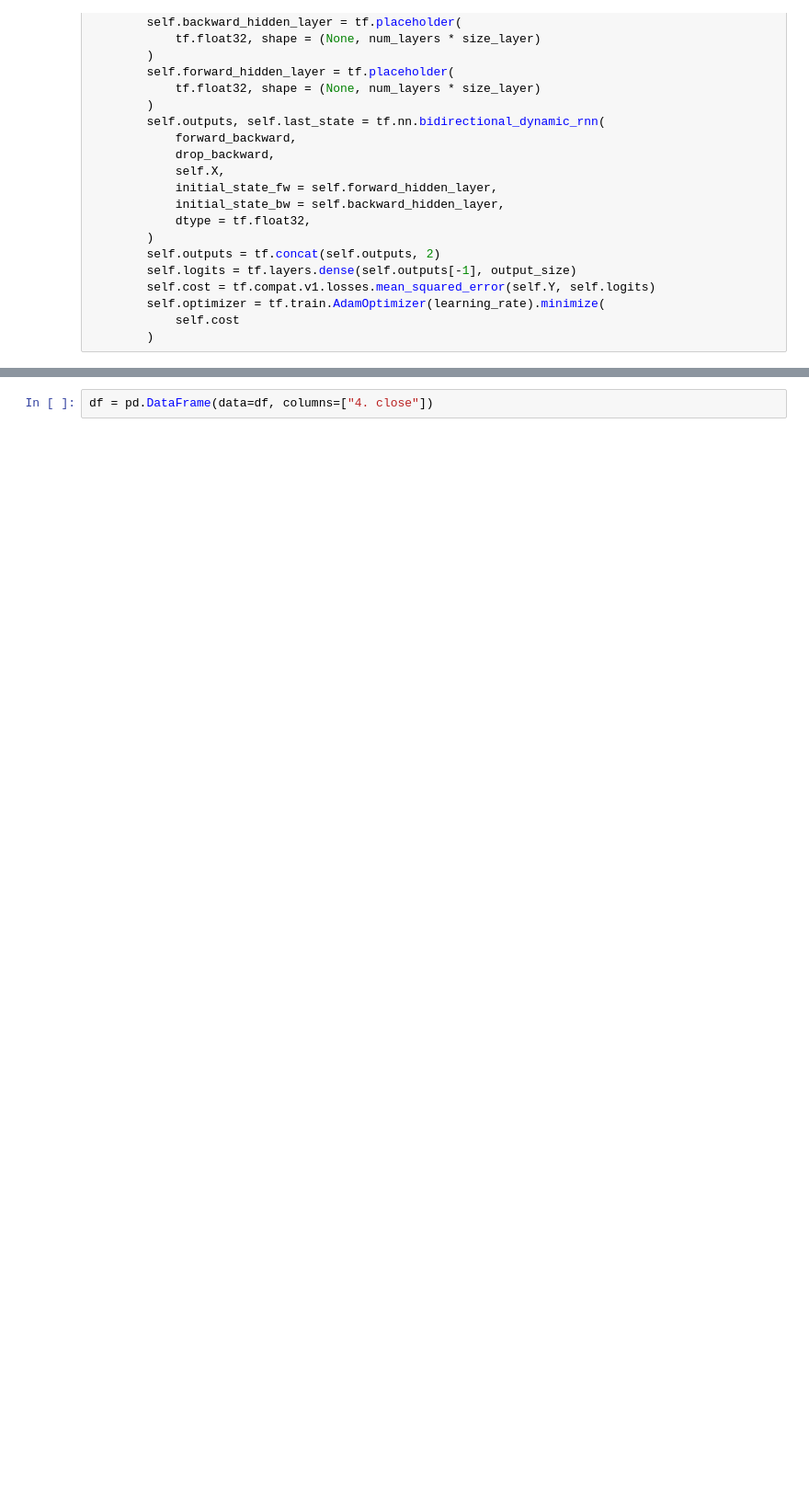
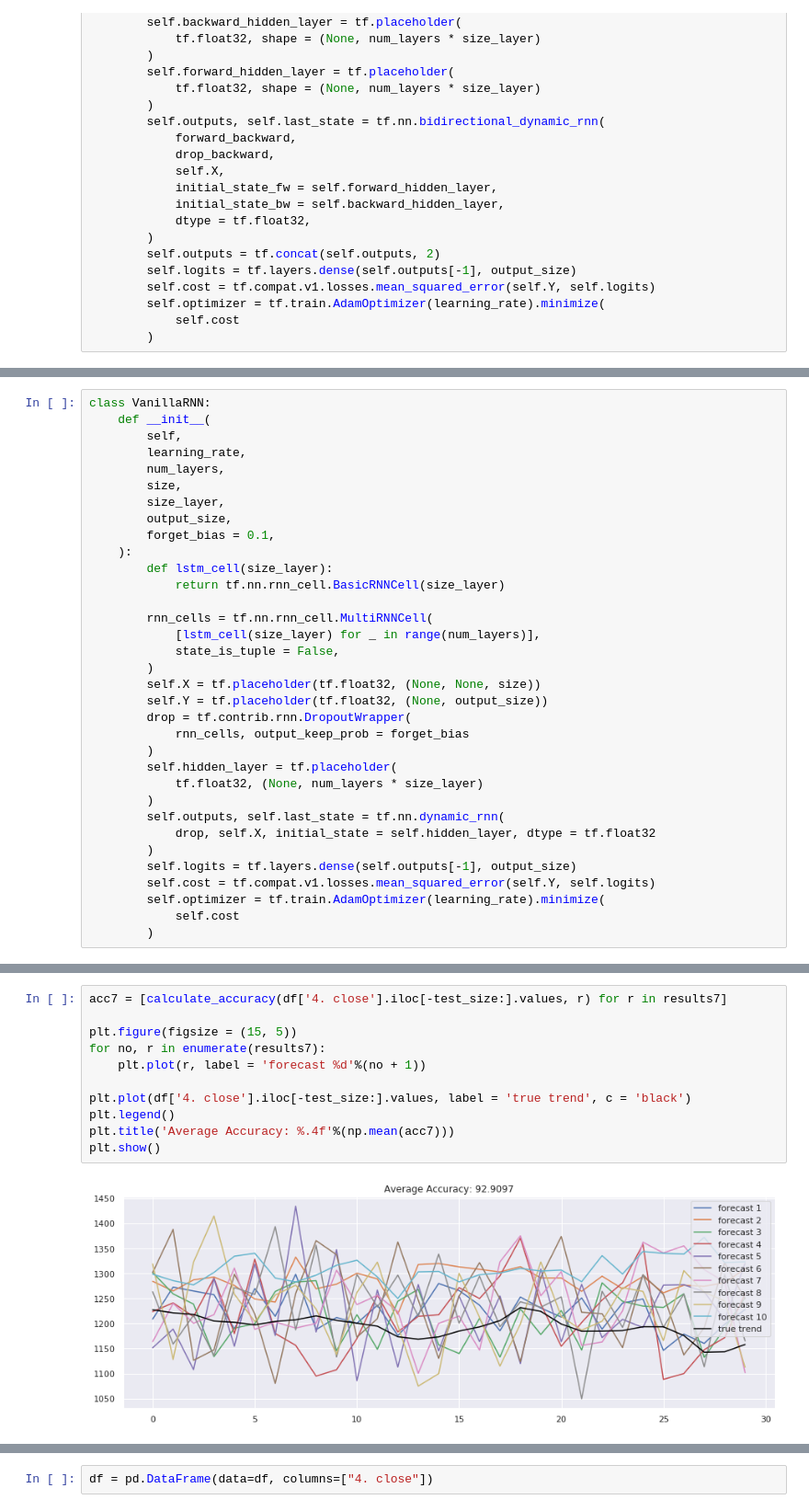
Before and after one commit to Racerx250/ece271bproject, a Jupyter notebook: Experiments.ipynb, the cells around one changed output, grey strips where cells are left out. Shown at 92% size. Saved outputs shown, nothing was run; the diff lists cells and outputs as text; blank space fills up the shorter version.

```diff
--- a/Experiments.ipynb
+++ b/Experiments.ipynb
@@ -969,0 +1190,34 @@ np.save('goog_gru.npy', a)
+# %%
+class VanillaRNN:
+    def __init__(
+        self,
+        learning_rate,
+        num_layers,
+        size,
+        size_layer,
+        output_size,
+        forget_bias = 0.1,
+    ):
+        def lstm_cell(size_layer):
+            return tf.nn.rnn_cell.BasicRNNCell(size_layer)
+
+        rnn_cells = tf.nn.rnn_cell.MultiRNNCell(
+            [lstm_cell(size_layer) for _ in range(num_layers)],
+            state_is_tuple = False,
+        )
+        self.X = tf.placeholder(tf.float32, (None, None, size))
+        self.Y = tf.placeholder(tf.float32, (None, output_size))
+        drop = tf.contrib.rnn.DropoutWrapper(
+            rnn_cells, output_keep_prob = forget_bias
+        )
+        self.hidden_layer = tf.placeholder(
+            tf.float32, (None, num_layers * size_layer)
+        )
+        self.outputs, self.last_state = tf.nn.dynamic_rnn(
+            drop, self.X, initial_state = self.hidden_layer, dtype = tf.float32
+        )
+        self.logits = tf.layers.dense(self.outputs[-1], output_size)
+        self.cost = tf.compat.v1.losses.mean_squared_error(self.Y, self.logits)
+        self.optimizer = tf.train.AdamOptimizer(learning_rate).minimize(
+            self.cost
+        )
@@ -969,0 +1332,13 @@ np.save('goog_gru.npy', a)
+# %%
+acc7 = [calculate_accuracy(df['4. close'].iloc[-test_size:].values, r) for r in results7]
+
+plt.figure(figsize = (15, 5))
+for no, r in enumerate(results7):
+    plt.plot(r, label = 'forecast %d'%(no + 1))
+
+plt.plot(df['4. close'].iloc[-test_size:].values, label = 'true trend', c = 'black')
+plt.legend()
+plt.title('Average Accuracy: %.4f'%(np.mean(acc7)))
+plt.show()
+# %% [output]
+[figure, added]
```
Also changed, not shown: parts of 48 cells of this notebook, 10 other files.
